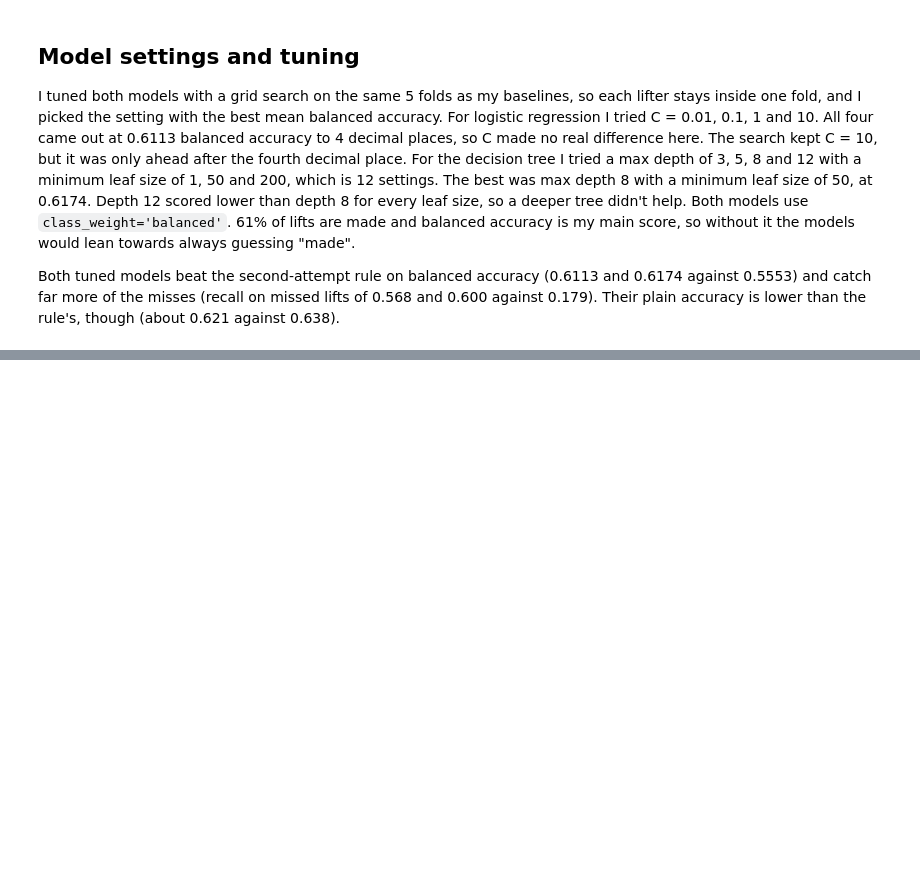
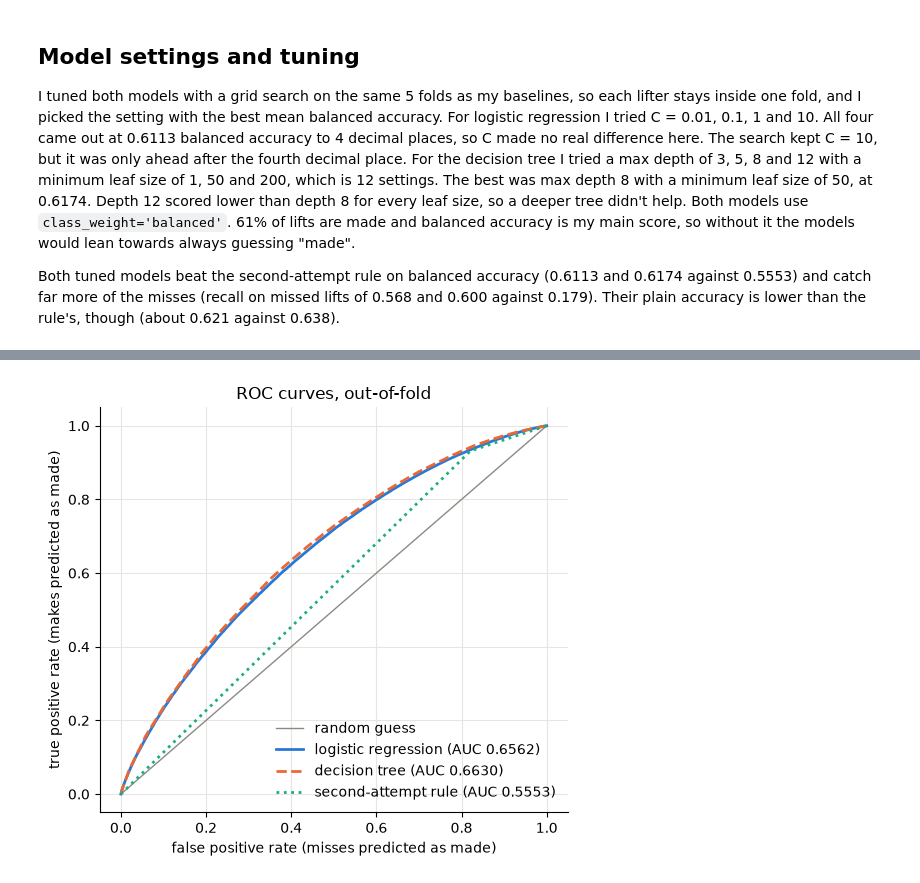
Before and after one commit to Jake23461/CT4101-Powerlifting, a Jupyter notebook: notebooks/04_models.ipynb, the cells around one changed output, grey strips where cells are left out. Cells and saved outputs as stored; diff of their text form; code cells hidden in the pictures; blank space fills up the shorter version.

```diff
--- a/notebooks/04_models.ipynb
+++ b/notebooks/04_models.ipynb
@@ -120,0 +174,27 @@ Both tuned models beat the second-attempt rule on balanced accuracy (0.6113 and
+# %%
+# Out-of-fold probabilities for all three, so every curve is on lifters the model
+# never saw.
+roc_probs = {}
+for name, search in searches.items():
+    roc_probs[name] = (oof_prob if name == best_name
+                       else out_of_fold(search.best_estimator_, 'predict_proba')[:, 1])
+roc_probs['second-attempt rule'] = out_of_fold(SecondAttemptRule(), 'predict_proba')[:, 1]
+
+styles = {'logistic regression': (BLUE, '-'), 'decision tree': (ORANGE, '--'),
+          'second-attempt rule': (AQUA, ':')}
+fig, ax = plt.subplots(figsize=(5.5, 5))
+ax.plot([0, 1], [0, 1], color=GREY, linewidth=1, label='random guess')
+for name, prob in roc_probs.items():
+    false_pos, true_pos, _ = roc_curve(y_train, prob)
+    colour, line = styles[name]
+    ax.plot(false_pos, true_pos, color=colour, linestyle=line, linewidth=2,
+            label=f'{name} (AUC {roc_auc_score(y_train, prob):.4f})')
+ax.set_xlabel('false positive rate (misses predicted as made)')
+ax.set_ylabel('true positive rate (makes predicted as made)')
+ax.set_title('ROC curves, out-of-fold')
+ax.legend(loc='lower right', frameon=False)
+fig.tight_layout()
+fig.savefig(FIGURES / 'roc_curves.png', dpi=150)
+plt.show()
+# %% [output]
+[figure, added]
```
Also changed, not shown: parts of 14 cells of this notebook, 5 other files.
